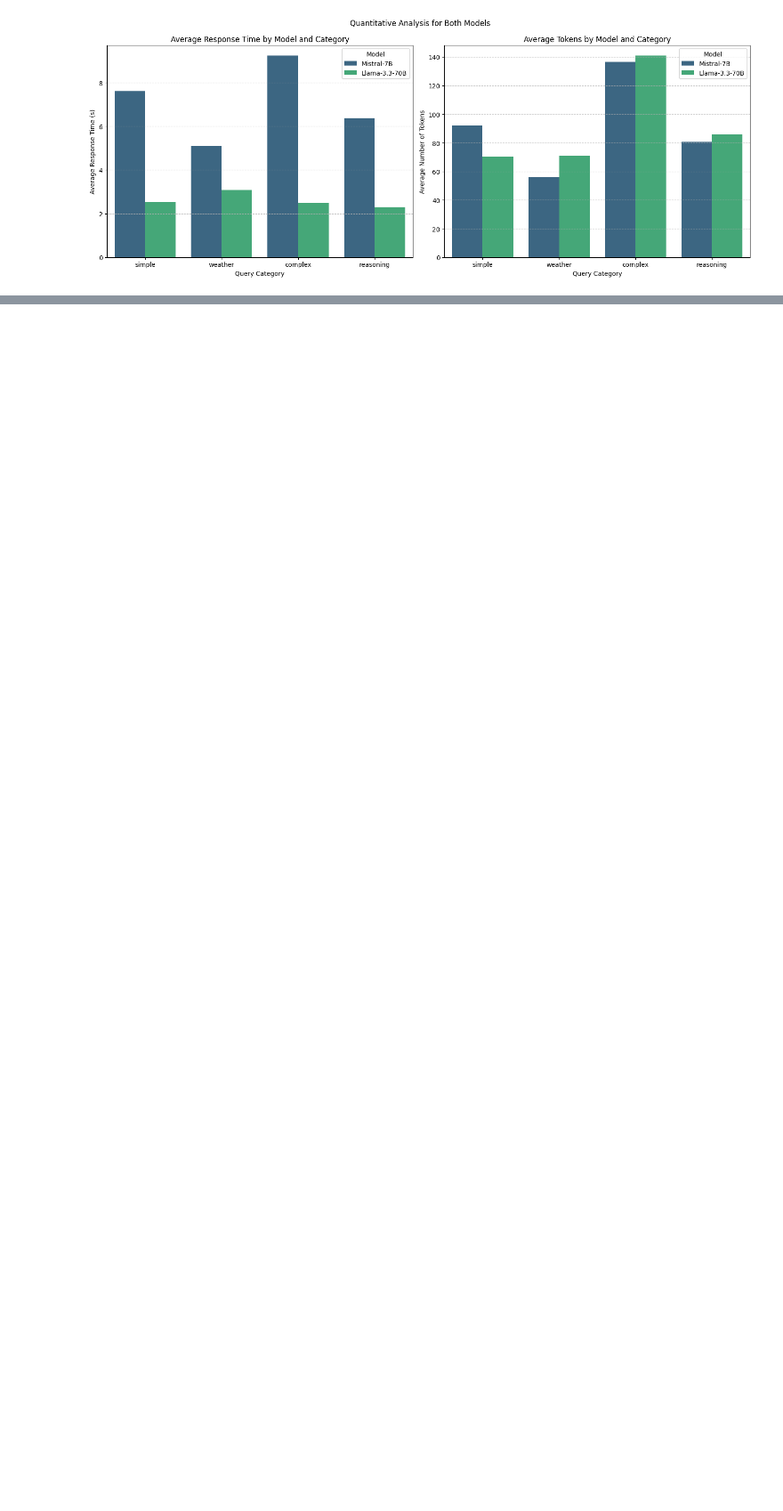
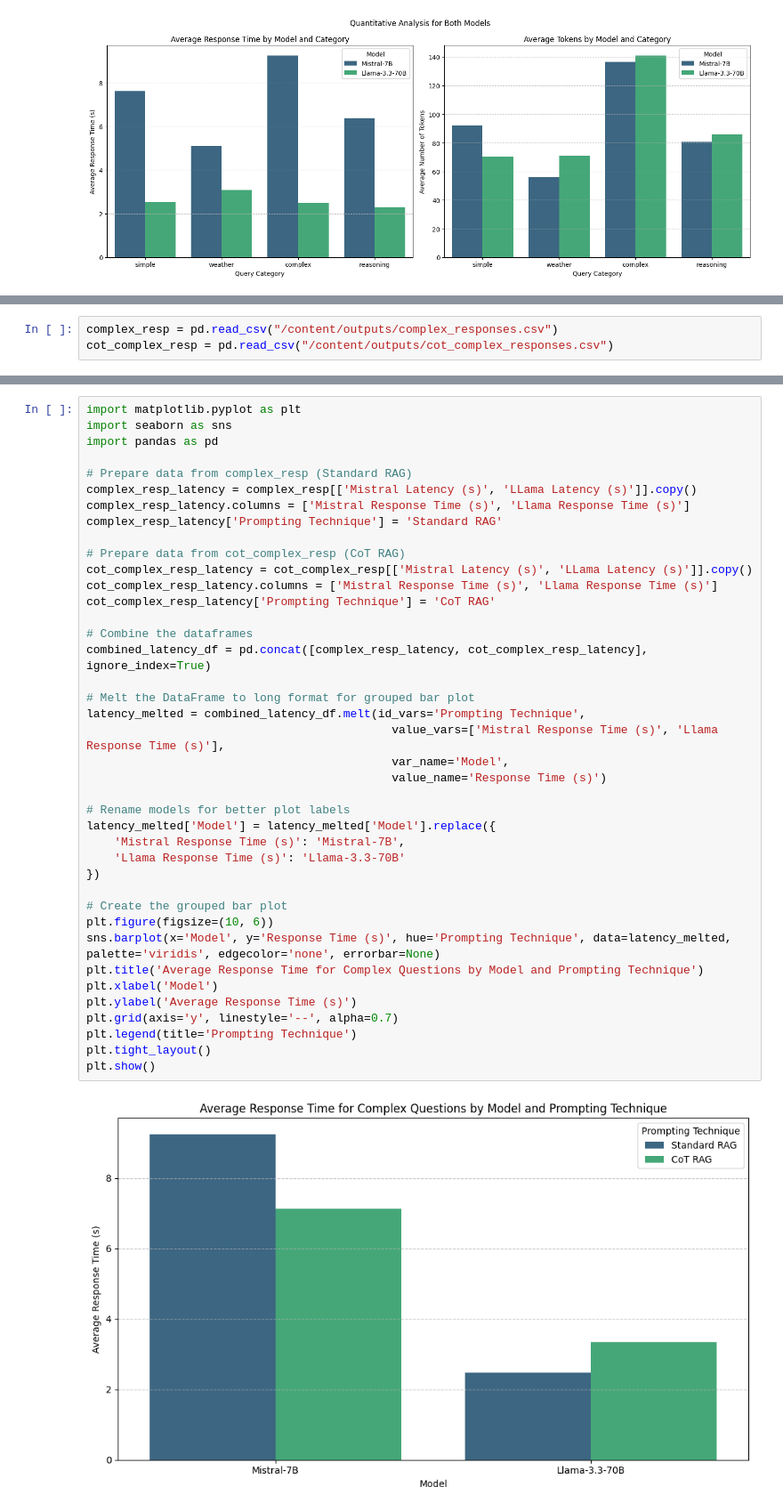
Before and after one commit to paulsoriiiano/cmpe-259-project, a Jupyter notebook: notebooks/parks_virtual_assistant.ipynb, the cells around one changed output, grey strips where cells are left out. Shown: that part at 89% size. Cells and saved outputs as stored; diff of their text form; blank space fills up the shorter version.

Commit message:
Finished creating plots.

```diff
--- a/notebooks/parks_virtual_assistant.ipynb
+++ b/notebooks/parks_virtual_assistant.ipynb
@@ -964,0 +969,3 @@ plt.show()
+# %%
+complex_resp = pd.read_csv("/content/outputs/complex_responses.csv")
+cot_complex_resp = pd.read_csv("/content/outputs/cot_complex_responses.csv")
@@ -964,0 +990,42 @@ plt.show()
+# %%
+import matplotlib.pyplot as plt
+import seaborn as sns
+import pandas as pd
+
+# Prepare data from complex_resp (Standard RAG)
+complex_resp_latency = complex_resp[['Mistral Latency (s)', 'LLama Latency (s)']].copy()
+complex_resp_latency.columns = ['Mistral Response Time (s)', 'Llama Response Time (s)']
+complex_resp_latency['Prompting Technique'] = 'Standard RAG'
+
+# Prepare data from cot_complex_resp (CoT RAG)
+cot_complex_resp_latency = cot_complex_resp[['Mistral Latency (s)', 'LLama Latency (s)']].copy()
+cot_complex_resp_latency.columns = ['Mistral Response Time (s)', 'Llama Response Time (s)']
+cot_complex_resp_latency['Prompting Technique'] = 'CoT RAG'
+
+# Combine the dataframes
+combined_latency_df = pd.concat([complex_resp_latency, cot_complex_resp_latency], ignore_index=True)
+
+# Melt the DataFrame to long format for grouped bar plot
+latency_melted = combined_latency_df.melt(id_vars='Prompting Technique',
+                                            value_vars=['Mistral Response Time (s)', 'Llama Response Time (s)'],
+                                            var_name='Model',
+                                            value_name='Response Time (s)')
+
+# Rename models for better plot labels
+latency_melted['Model'] = latency_melted['Model'].replace({
+    'Mistral Response Time (s)': 'Mistral-7B',
+    'Llama Response Time (s)': 'Llama-3.3-70B'
+})
+
+# Create the grouped bar plot
+plt.figure(figsize=(10, 6))
+sns.barplot(x='Model', y='Response Time (s)', hue='Prompting Technique', data=latency_melted, palette='viridis', edgecolor='none', errorbar=None)
+plt.title('Average Response Time for Complex Questions by Model and Prompting Technique')
+plt.xlabel('Model')
+plt.ylabel('Average Response Time (s)')
+plt.grid(axis='y', linestyle='--', alpha=0.7)
+plt.legend(title='Prompting Technique')
+plt.tight_layout()
+plt.show()
+# %% [output]
+[figure, added]
```
Also changed, not shown: parts of 20 cells of this notebook.
